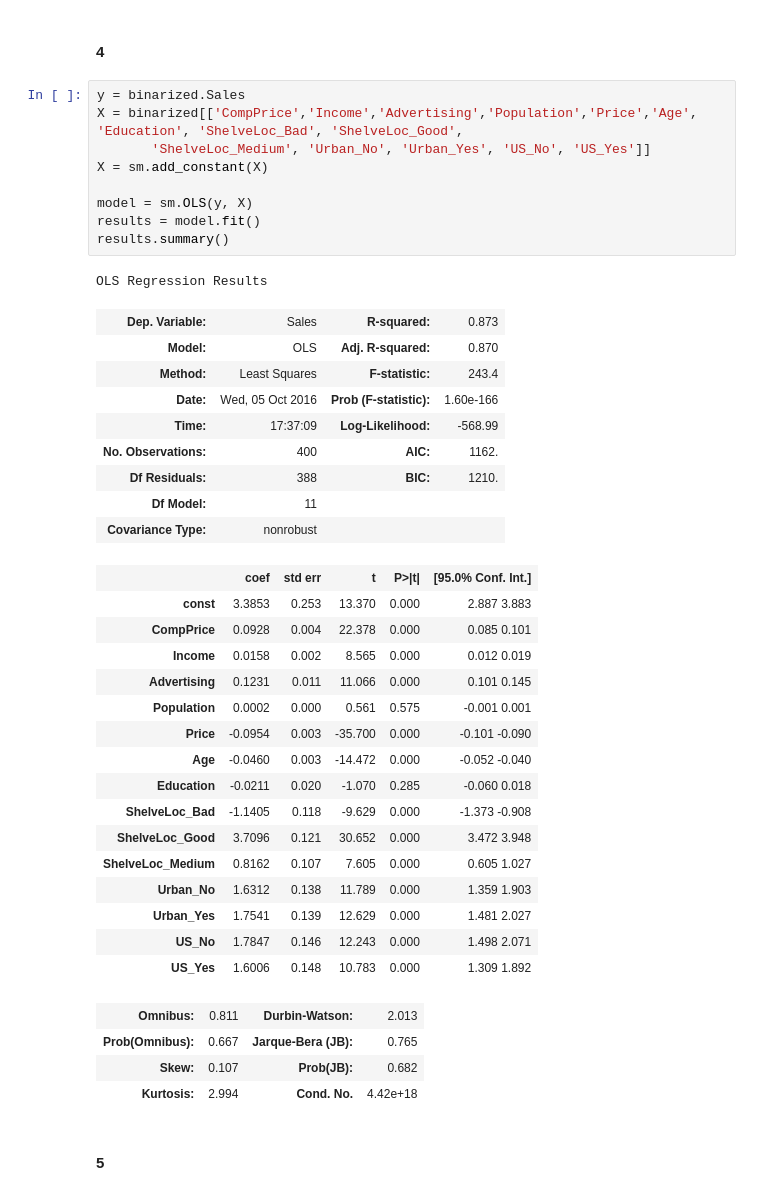
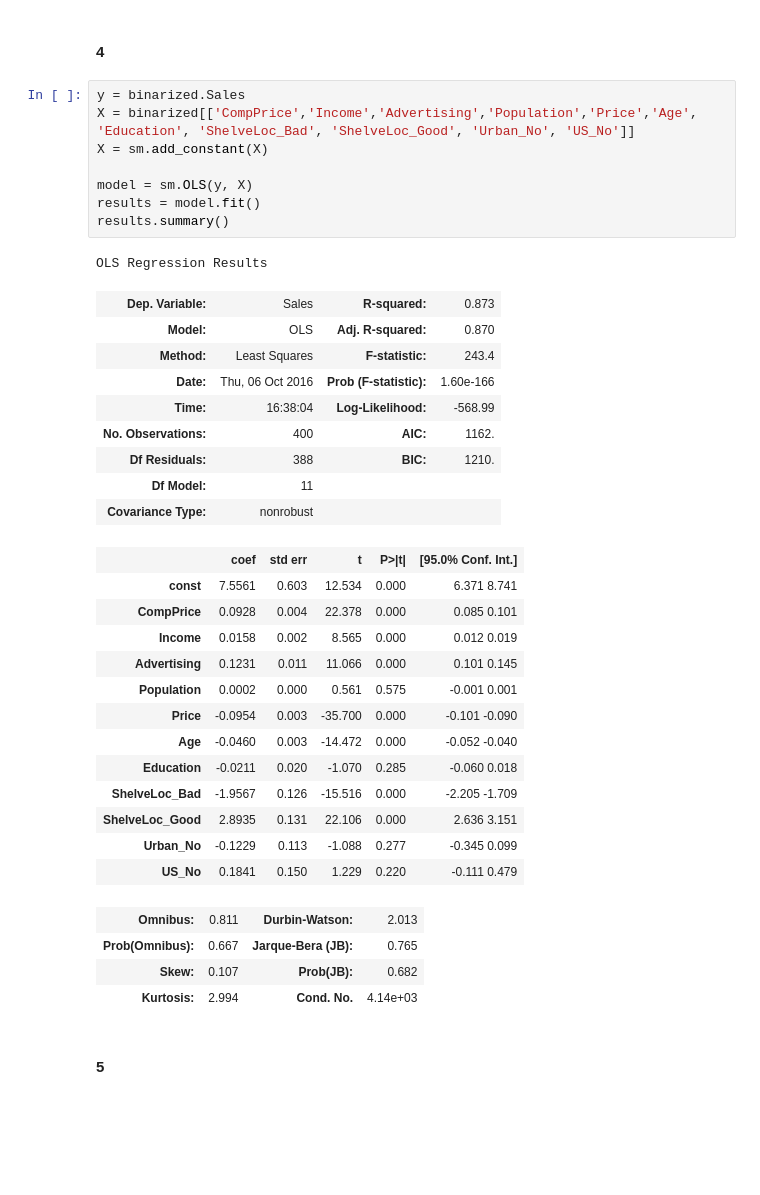
Before and after one commit to carlespoles/DSCI6002-student, a Jupyter notebook: week6/6-3_MultReg2/DSCI6002-6.3-Lab-ChristiaanFulton_CarlesPolesMielgo.ipynb, the cells around one changed output. Cells and saved outputs as stored; diff of their text form; blank space fills up the shorter version.

```diff
--- a/week6/6-3_MultReg2/DSCI6002-6.3-Lab-ChristiaanFulton_CarlesPolesMielgo.ipynb
+++ b/week6/6-3_MultReg2/DSCI6002-6.3-Lab-ChristiaanFulton_CarlesPolesMielgo.ipynb
@@ -137,26 +180,25 @@ Index(['Sales', 'CompPrice', 'Income', 'Advertising', 'Population', 'Price',
 #### 4
 # %%
 y = binarized.Sales
-X = binarized[['CompPrice','Income','Advertising','Population','Price','Age', 'Education', 'ShelveLoc_Bad', 'ShelveLoc_Good',
-       'ShelveLoc_Medium', 'Urban_No', 'Urban_Yes', 'US_No', 'US_Yes']]
+X = binarized[['CompPrice','Income','Advertising','Population','Price','Age', 'Education', 'ShelveLoc_Bad', 'ShelveLoc_Good', 'Urban_No', 'US_No']]
 X = sm.add_constant(X)
 
 model = sm.OLS(y, X)
 results = model.fit()
 results.summary()
 # %% [output]
 OLS Regression Results
 | Dep. Variable: | Sales | R-squared: | 0.873 |
 | Model: | OLS | Adj. R-squared: | 0.870 |
 | Method: | Least Squares | F-statistic: | 243.4 |
-| Date: | Wed, 05 Oct 2016 | Prob (F-statistic): | 1.60e-166 |
-| Time: | 17:37:09 | Log-Likelihood: | -568.99 |
+| Date: | Thu, 06 Oct 2016 | Prob (F-statistic): | 1.60e-166 |
+| Time: | 16:38:04 | Log-Likelihood: | -568.99 |
 | No. Observations: | 400 | AIC: | 1162. |
 | Df Residuals: | 388 | BIC: | 1210. |
 | Df Model: | 11 |  |  |
 | Covariance Type: | nonrobust |  |  |
 |  | coef | std err | t | P>|t| | [95.0% Conf. Int.] |
-| const | 3.3853 | 0.253 | 13.370 | 0.000 | 2.887 3.883 |
+| const | 7.5561 | 0.603 | 12.534 | 0.000 | 6.371 8.741 |
 | CompPrice | 0.0928 | 0.004 | 22.378 | 0.000 | 0.085 0.101 |
 | Income | 0.0158 | 0.002 | 8.565 | 0.000 | 0.012 0.019 |
 | Advertising | 0.1231 | 0.011 | 11.066 | 0.000 | 0.101 0.145 |
@@ -164,16 +206,13 @@ OLS Regression Results
 | Price | -0.0954 | 0.003 | -35.700 | 0.000 | -0.101 -0.090 |
 | Age | -0.0460 | 0.003 | -14.472 | 0.000 | -0.052 -0.040 |
 | Education | -0.0211 | 0.020 | -1.070 | 0.285 | -0.060 0.018 |
-| ShelveLoc_Bad | -1.1405 | 0.118 | -9.629 | 0.000 | -1.373 -0.908 |
-| ShelveLoc_Good | 3.7096 | 0.121 | 30.652 | 0.000 | 3.472 3.948 |
-| ShelveLoc_Medium | 0.8162 | 0.107 | 7.605 | 0.000 | 0.605 1.027 |
-| Urban_No | 1.6312 | 0.138 | 11.789 | 0.000 | 1.359 1.903 |
-| Urban_Yes | 1.7541 | 0.139 | 12.629 | 0.000 | 1.481 2.027 |
-| US_No | 1.7847 | 0.146 | 12.243 | 0.000 | 1.498 2.071 |
-| US_Yes | 1.6006 | 0.148 | 10.783 | 0.000 | 1.309 1.892 |
+| ShelveLoc_Bad | -1.9567 | 0.126 | -15.516 | 0.000 | -2.205 -1.709 |
+| ShelveLoc_Good | 2.8935 | 0.131 | 22.106 | 0.000 | 2.636 3.151 |
+| Urban_No | -0.1229 | 0.113 | -1.088 | 0.277 | -0.345 0.099 |
+| US_No | 0.1841 | 0.150 | 1.229 | 0.220 | -0.111 0.479 |
 | Omnibus: | 0.811 | Durbin-Watson: | 2.013 |
 | Prob(Omnibus): | 0.667 | Jarque-Bera (JB): | 0.765 |
 | Skew: | 0.107 | Prob(JB): | 0.682 |
-| Kurtosis: | 2.994 | Cond. No. | 4.42e+18 |
+| Kurtosis: | 2.994 | Cond. No. | 4.14e+03 |
 # %% [markdown]
 #### 5
```
Also changed, not shown: parts of 24 cells of this notebook.
